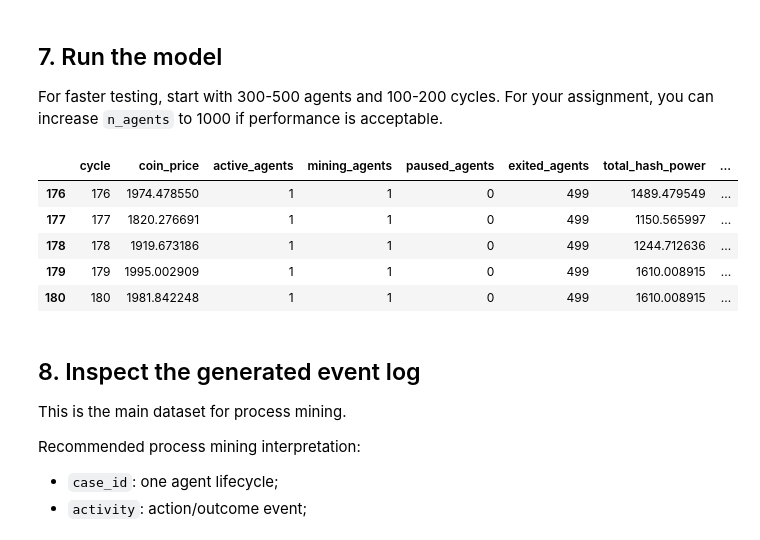
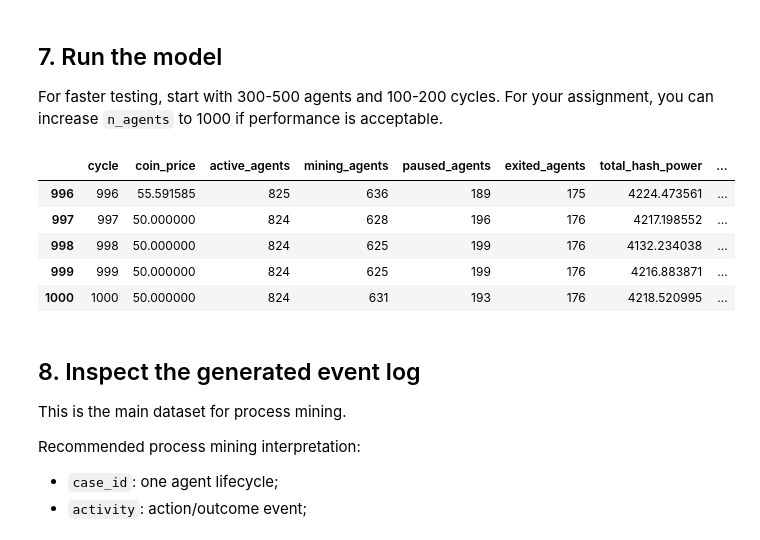
Before and after one commit to hate-bugs/ProcessMiningGroup10, a Jupyter notebook: adaptive_crypto_mining_mas_mesa_process_mining.ipynb, the cells around one changed output. Cells and saved outputs as stored; diff of their text form; code cells hidden in the pictures.

```diff
--- a/adaptive_crypto_mining_mas_mesa_process_mining.ipynb
+++ b/adaptive_crypto_mining_mas_mesa_process_mining.ipynb
@@ -288,6 +264,22 @@ class AdaptiveMiningAgent(mesa.Agent):
         rolling = float(np.sum(self.recent_profits)) if self.recent_profits else 0.0
         return max(0.0, -rolling) / max(self.initial_capital, 1.0)
 
+    def exit_allowed(self) -> bool:
+        """Only allow market exit when recent losses or capital pressure justify it."""
+        p = self.model.params
+        has_full_memory = len(self.recent_profits) >= p.max_recent_profit_memory
+        sustained_negative_outlook = (
+            has_full_memory
+            and float(np.mean(self.recent_profits)) < 0
+            and self.estimate_expected_profit() < 0
+        )
+
+        return (
+            self.capital <= p.bankruptcy_threshold * 2
+            or (has_full_memory and self.drawdown_ratio() >= 0.8 * self.loss_tolerance)
+            or sustained_negative_outlook
+        )
+
     def legal_actions(self) -> List[str]:
         if not self.active:
             return []
@@ -299,6 +291,8 @@ class AdaptiveMiningAgent(mesa.Agent):
             actions.remove("repair")
         if self.capital < 60:
             actions = [a for a in actions if a in ["mine", "pause", "sell_hardware", "exit", "join_pool", "leave_pool"]]
+        if not self.exit_allowed() and "exit" in actions:
+            actions.remove("exit")
         return actions
 
     def score_actions(self) -> Dict[str, float]:
@@ -807,31 +801,31 @@ class AdaptiveMiningModel(mesa.Model):
 For faster testing, start with 300-500 agents and 100-200 cycles. For your assignment, you can increase `n_agents` to 1000 if performance is acceptable.
 # %%
 params = MiningParams(
-    n_agents=500,
-    cycles=180,
+    n_agents=1000,
+    cycles=1000,
     seed=101,
     price_volatility=0.06,
     exploration_rate=0.09,
     imitation_rate=0.035,
     hardware_failure_prob=0.015,
     energy_shock_prob=0.04,
 )
 
 model = AdaptiveMiningModel(params)
 model.run_model()
 
 history_df = model.model_history_df()
 event_log_df = model.event_log_df()
 agent_df = model.agent_summary_df()
 
 history_df.tail()
 # %% [output]
 |  | cycle | coin_price | active_agents | mining_agents | paused_agents | exited_agents | total_hash_power | ... |
-| 176 | 176 | 1974.478550 | 1 | 1 | 0 | 499 | 1489.479549 | ... |
-| 177 | 177 | 1820.276691 | 1 | 1 | 0 | 499 | 1150.565997 | ... |
-| 178 | 178 | 1919.673186 | 1 | 1 | 0 | 499 | 1244.712636 | ... |
-| 179 | 179 | 1995.002909 | 1 | 1 | 0 | 499 | 1610.008915 | ... |
-| 180 | 180 | 1981.842248 | 1 | 1 | 0 | 499 | 1610.008915 | ... |
+| 996 | 996 | 55.591585 | 825 | 636 | 189 | 175 | 4224.473561 | ... |
+| 997 | 997 | 50.000000 | 824 | 628 | 196 | 176 | 4217.198552 | ... |
+| 998 | 998 | 50.000000 | 824 | 625 | 199 | 176 | 4132.234038 | ... |
+| 999 | 999 | 50.000000 | 824 | 625 | 199 | 176 | 4216.883871 | ... |
+| 1000 | 1000 | 50.000000 | 824 | 631 | 193 | 176 | 4218.520995 | ... |
 # %% [markdown]
 ## 8. Inspect the generated event log
 
```
Also changed, not shown: parts of 4 cells of this notebook, 4 other files.
